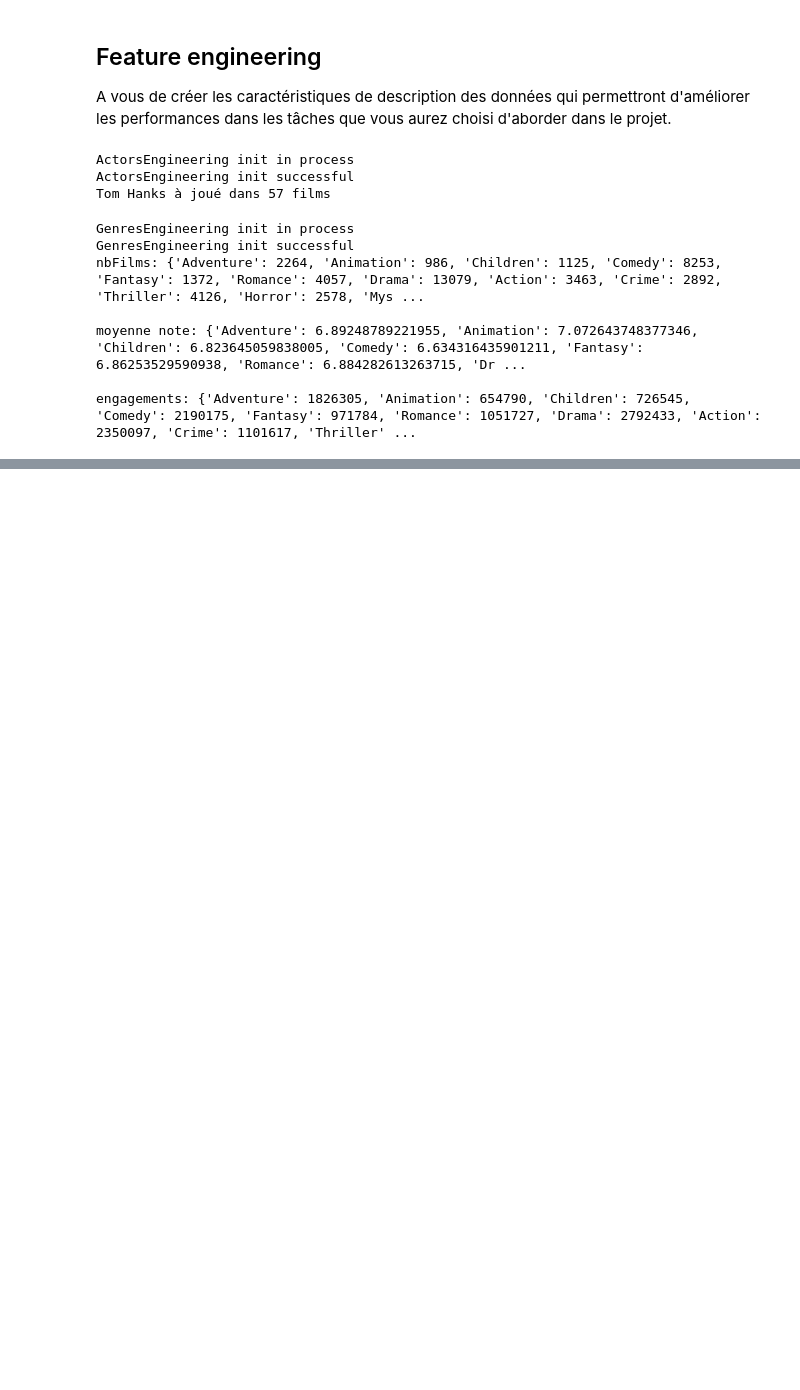
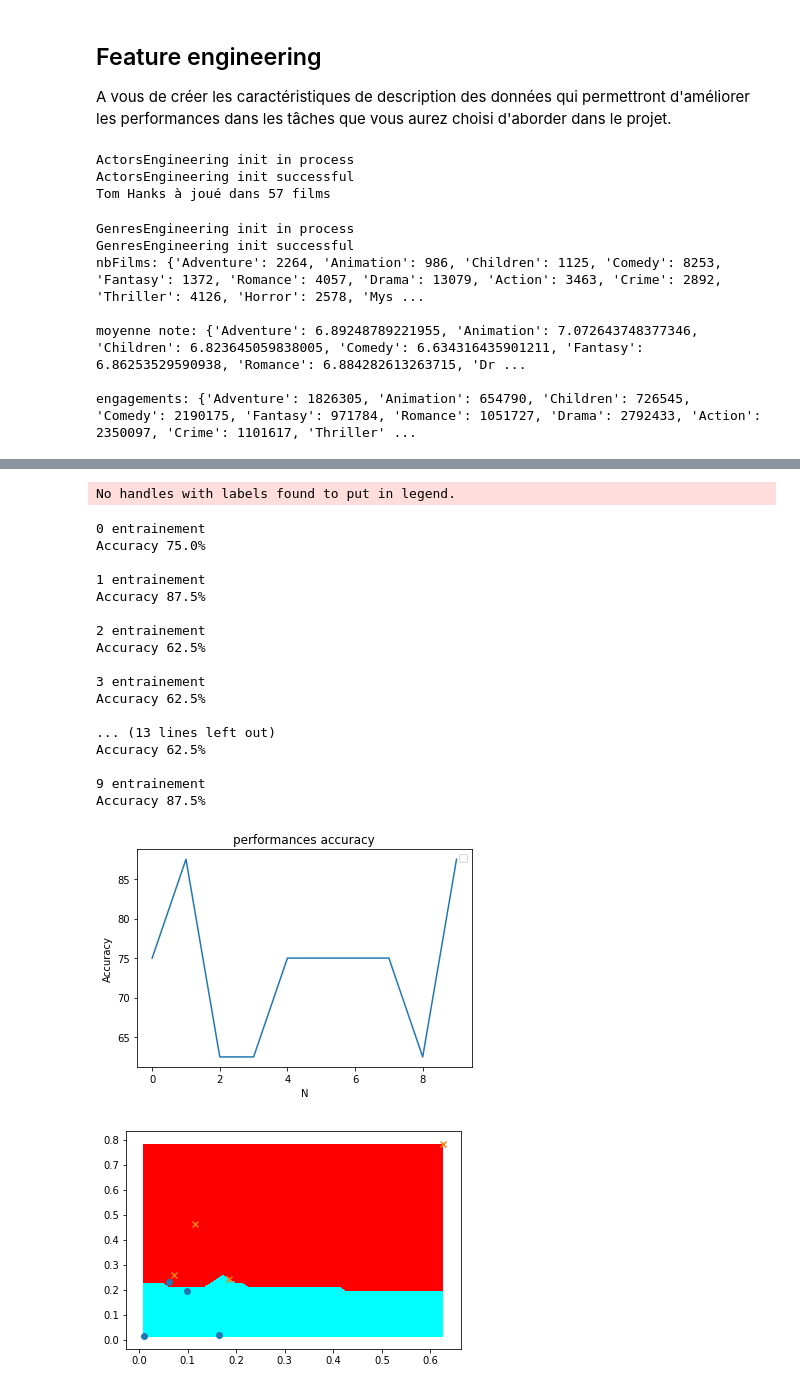
Before and after one commit to ohouens/3i026, a Jupyter notebook: projet/Analyse de données de films.ipynb, the cells around one changed output, grey strips where cells are left out. Saved outputs shown, nothing was run; the diff lists cells and outputs as text; code cells hidden in the pictures; blank space fills up the shorter version.

Commit message:
premiers entrainements sur perceptron

```diff
--- a/projet/Analyse de données de films.ipynb
+++ b/projet/Analyse de données de films.ipynb
@@ -160,0 +184,25 @@ df
+# %%
+#ut.affiche_base(une_base)
+knn = cl.ClassifierKNN(une_base.getInputDimension(), 3)
+ut.super_entrainement(10, une_base, knn, True)
+# %% [output]
+No handles with labels found to put in legend.
+0 entrainement
+Accuracy 75.0%
+
+1 entrainement
+Accuracy 87.5%
+
+2 entrainement
+Accuracy 62.5%
+
+3 entrainement
+Accuracy 62.5%
+
+... (13 lines left out)
+Accuracy 62.5%
+
+9 entrainement
+Accuracy 87.5%
+[figure, added]
+[figure, added]
```
Also changed, not shown: parts of 4 cells of this notebook.
